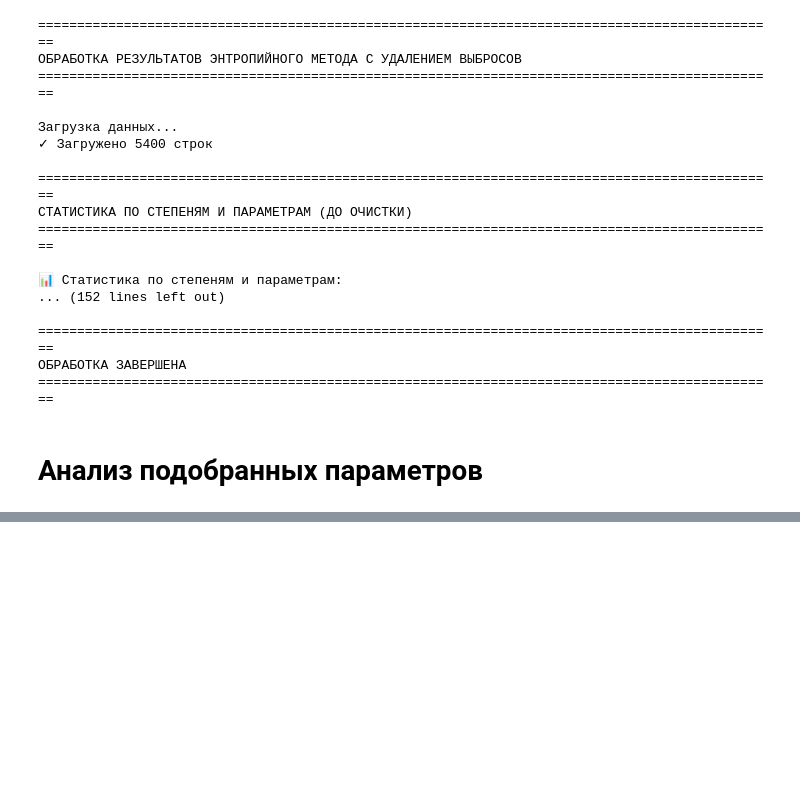
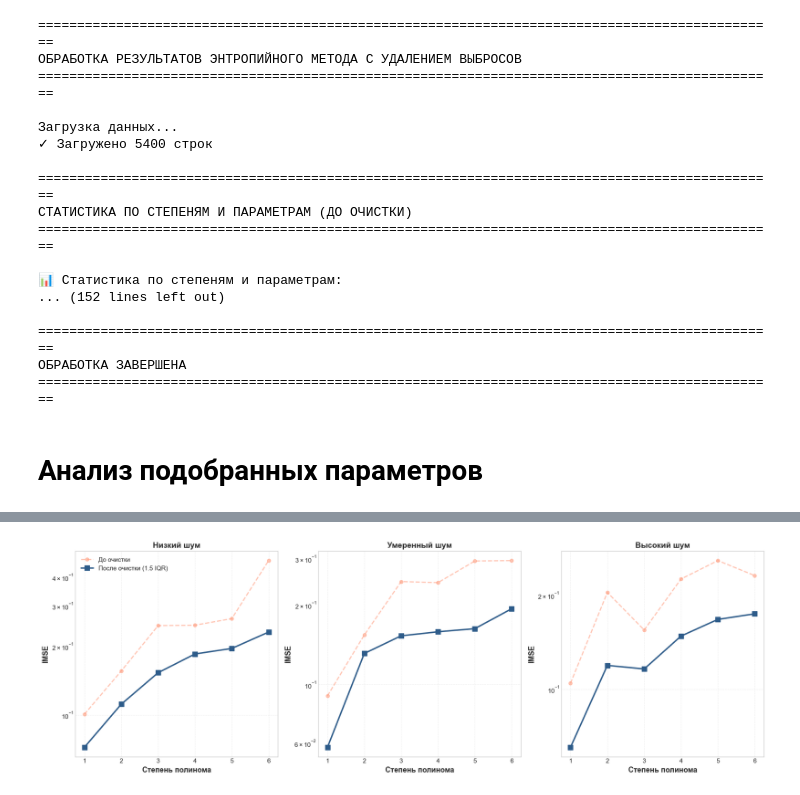
Before and after one commit to AnfimovAleksandr/mag_diploma, a Jupyter notebook: entropy_method/Анализ полиномиальных данных/Анализ.ipynb, the cells around one changed output, grey strips where cells are left out. Cells and saved outputs as stored; diff of their text form; code cells hidden in the pictures; blank space fills up the shorter version.

```diff
--- a/entropy_method/Анализ полиномиальных данных/Анализ.ipynb
+++ b/entropy_method/Анализ полиномиальных данных/Анализ.ipynb
@@ -1096,0 +1158,51 @@ plt.show()
+# %%
+def plot_imse_comparison_entropy():
+    """Основной график: IMSE до и после очистки по степеням полинома (энтропийный метод)"""
+    fig, axes = plt.subplots(1, 3, figsize=(18, 6))
+
+    noise_levels = ['low', 'moderate', 'high']
+    noise_labels = ['Низкий шум', 'Умеренный шум', 'Высокий шум']
+
+    for ax_idx, noise in enumerate(noise_levels):
+        ax = axes[ax_idx]
+
+        df_raw_noise = df_raw[df_raw['noise_level'] == noise]
+        df_clean_noise = df_clean[df_clean['noise_level'] == noise]
+
+        x = np.arange(1, 7)  # degrees 1-6
+
+        # Данные до очистки
+        raw_imse = [df_raw_noise[df_raw_noise['degree'] == deg]['imse_mean'].values[0] for deg in x]
+        # Данные после очистки
+        clean_imse = [df_clean_noise[df_clean_noise['degree'] == deg]['imse_mean'].values[0] for deg in x]
+
+        # Линия до очистки (пунктир, полупрозрачная)
+        ax.plot(x, raw_imse, '--', marker='o', markersize=6,
+               linewidth=2, color=COLOR_RAW, alpha=0.6,
+               label='До очистки')
+
+        # Линия после очистки (сплошная, насыщенная)
+        ax.plot(x, clean_imse, '-', marker='s', markersize=8,
+               linewidth=2.5, color=COLOR_CLEAN,
+               label='После очистки (1.5 IQR)')
+
+        ax.set_xlabel('Степень полинома', fontsize=13, fontweight='bold')
+        ax.set_ylabel('IMSE', fontsize=13, fontweight='bold')
+        ax.set_title(noise_labels[ax_idx], fontsize=14, fontweight='bold')
+        ax.set_xticks(x)
+        ax.set_xticklabels(x.astype(str))
+        ax.grid(True, alpha=0.3, linestyle='--')
+        ax.set_yscale('log')
+
+        # Легенда только на первом графике
+        if ax_idx == 0:
+            ax.legend(fontsize=11, loc='upper left')
+
+    # plt.suptitle('Влияние IQR-очистки на IMSE: энтропийный метод',
+    #             fontsize=16, fontweight='bold', y=1.02)
+    plt.tight_layout()
+    plt.savefig('entropy_imse_before_after_cleaning.png', dpi=300, bbox_inches='tight')
+    plt.show()
+plot_imse_comparison_entropy()
+# %% [output]
+[figure, added]
```
Also changed, not shown: parts of 13 cells of this notebook, 16 other files.
